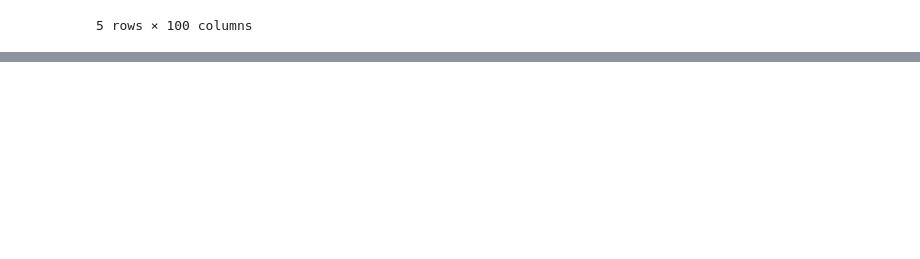
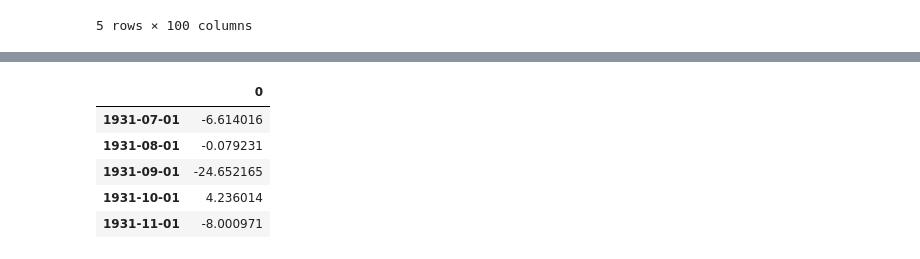
Before and after one commit to Luedman/Theory_of_Finance_Assignments, a Jupyter notebook: Assignment_3/Assignment3.ipynb, the cells around one changed output, grey strips where cells are left out. Saved outputs shown, nothing was run; the diff lists cells and outputs as text; code cells hidden in the pictures; blank space fills up the shorter version.

```diff
--- a/Assignment_3/Assignment3.ipynb
+++ b/Assignment_3/Assignment3.ipynb
@@ -789,0 +828,34 @@ writer.save()
+# %%
+#Low Betas
+return_low_betas = dict.fromkeys(low_beta_df.index)
+
+#Iterate through all dates
+for date in list(low_beta_df.index)[:-60]:
+
+    #Get portfolios that have a beta value in that period
+    portfolios = low_beta_df.loc[date].dropna()
+
+    weight = 1/len(portfolios)
+
+    returns = []
+
+    #Iterate through all portfolios and get the returns
+    for i in range(0, len(portfolios)):
+
+        returns.append(dataset.loc[date][portfolios[i]] * weight)
+
+    #Replace Nan values with zeros
+    returns = np.nan_to_num(returns)
+
+    #Summ up the excess returns
+    return_low_betas[date] = np.sum(returns)
+# %%
+output_lb = pd.DataFrame.from_dict(return_low_betas, orient = 'index')
+output_lb.head()
+# %% [output]
+|  | 0 |
+| 1931-07-01 | -6.614016 |
+| 1931-08-01 | -0.079231 |
+| 1931-09-01 | -24.652165 |
+| 1931-10-01 | 4.236014 |
+| 1931-11-01 | -8.000971 |
```
Also changed, not shown: parts of 5 cells of this notebook.
